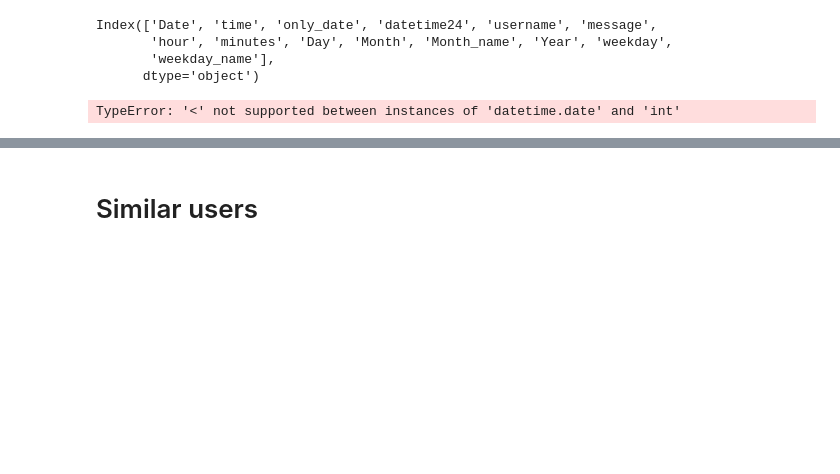
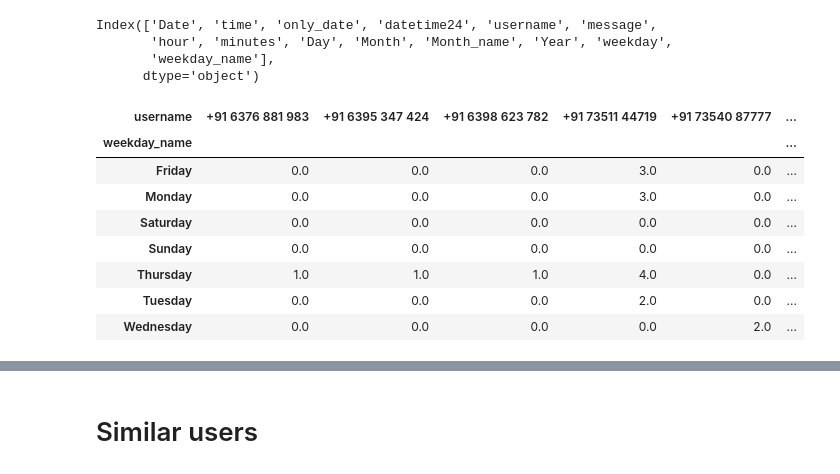
Before and after one commit to Gourav052003/WhatsApp-Chat-Analyzer, a Jupyter notebook: Analysis.ipynb, the cells around one changed output, grey strips where cells are left out. Saved outputs shown, nothing was run; the diff lists cells and outputs as text; code cells hidden in the pictures; blank space fills up the shorter version.

Commit message:
weekkly heatmap ready

```diff
--- a/Analysis.ipynb
+++ b/Analysis.ipynb
@@ -1198,11 +1198,10 @@ def weeks_heatmap(chat_details,year,month):
     weekdates3 = days_heatmap(chat_details,year,month,15,year,month,21)
     weekdates4 = days_heatmap(chat_details,year,month,22,year,month,28)
 
-    week1 = chat_details[(chat_details.only_date>=weekdates1[0])&(chat_details.only_date<=weekdates1[1])]
-    week2 = chat_details[(chat_details.only_date>=weekdates2[0])&(chat_details.only_date<=weekdates2[1])]
-    week3 = chat_details[(chat_details.only_date>=weekdates3[0])&(chat_details.only_date<=weekdates3[1])]
-    week4 = chat_details[(chat_details.only_date>=weekdates4[0])&(chat_details.only_date<=weekdates4[1])]
-
+    week1 = chat_details[(chat_details.only_date>=weekdates1[0])&(chat_details.only_date<=weekdates1[-1])]
+    week2 = chat_details[(chat_details.only_date>=weekdates2[0])&(chat_details.only_date<=weekdates2[-1])]
+    week3 = chat_details[(chat_details.only_date>=weekdates3[0])&(chat_details.only_date<=weekdates3[-1])]
+    week4 = chat_details[(chat_details.only_date>=weekdates4[0])&(chat_details.only_date<=weekdates4[-1])]
 
     return [week1,week2,week3,week4]
 # %%
@@ -1224,7 +1223,7 @@ def hours_heatmap(chat_details,year,month,start_day,end_day,start_hour,end_hour)
 
     return dateHours[:-1]
 # %%
-heatmap_timeline_names = ["Year","Month","Day","weekday_name","hour","minutes"]
+heatmap_timeline_names = ["Year","Month","only_date","weekday_name","hour","minutes"]
 heatmap_pivot_types_df = {}
 chat_details = without_notifications.copy()
 
@@ -1234,13 +1233,11 @@ for heatmap_type in heatmap_timeline_names[:4]:
         timelines = years_heatmap(chat_details,start_year = 2020, end_year = 2026)
     elif heatmap_type == "Month":
         timelines = months_heatmap(chat_details,year=2023,start_month=5,end_month=9)
-    elif heatmap_type == "Day":
+    elif heatmap_type == "only_date":
         timelines = days_heatmap(chat_details,
         start_year = 2023,start_month = 8,start_day = 3,end_year = 2023,end_month = 8,end_day = 25)
     elif heatmap_type == 'weekday_name':
         timelines = weeks_heatmap(chat_details,year = 2023,month=8)
-        # timeline1,timeline2,timeline3,timeline4 = timelines[0],timelines[1],timelines[2],timelines[3]
-
         weeks_pivot_df = []
 
         for week in range(4):
@@ -1249,10 +1246,12 @@ for heatmap_type in heatmap_timeline_names[:4]:
             df = pivot_df.reset_index()
             cols_data = df[heatmap_type].unique()
 
-            for timeline in timelines[week]:
-                if timeline not in cols_data:
+            for timeline in ['Monday', 'Tuesday', 'Wednesday', 'Thursday', 'Friday', 'Saturday', 'Sunday']:
+
+                if  timeline not in cols_data:
                     data = {col : [0] for col in df.columns}
-                    data[heatmap_type] = calendar.day_name[timeline.weekday()]
+                    data[heatmap_type] = timeline
+
                     new_df = pd.DataFrame(data)
                     df = pd.concat([df,new_df],ignore_index = True)
 
@@ -1285,5 +1284,3 @@ for heatmap_type in heatmap_timeline_names[:4]:
     pivot_df = asec_df.set_index(heatmap_type)
 
     heatmap_pivot_types_df[heatmap_type] = pivot_df
-# %% [output]
-TypeError: '<' not supported between instances of 'datetime.date' and 'int'
@@ -1292,3 +1287,15 @@ without_notifications.
+# %%
+heatmap_pivot_types_df["weekday_name"]
+# %% [output]
+| username | +91 6376 881 983 | +91 6395 347 424 | +91 6398 623 782 | +91 73511 44719 | +91 73540 87777 | ... |
+| weekday_name |  |  |  |  |  | ... |
+| Friday | 0.0 | 0.0 | 0.0 | 3.0 | 0.0 | ... |
+| Monday | 0.0 | 0.0 | 0.0 | 3.0 | 0.0 | ... |
+| Saturday | 0.0 | 0.0 | 0.0 | 0.0 | 0.0 | ... |
+| Sunday | 0.0 | 0.0 | 0.0 | 0.0 | 0.0 | ... |
+| Thursday | 1.0 | 1.0 | 1.0 | 4.0 | 0.0 | ... |
+| Tuesday | 0.0 | 0.0 | 0.0 | 2.0 | 0.0 | ... |
+| Wednesday | 0.0 | 0.0 | 0.0 | 0.0 | 2.0 | ... |
 # %%
 px.imshow(heatmap_pivot_types_df["Year"],width = 2000)
 # %%
```
Also changed, not shown: parts of 1 cell of this notebook.
